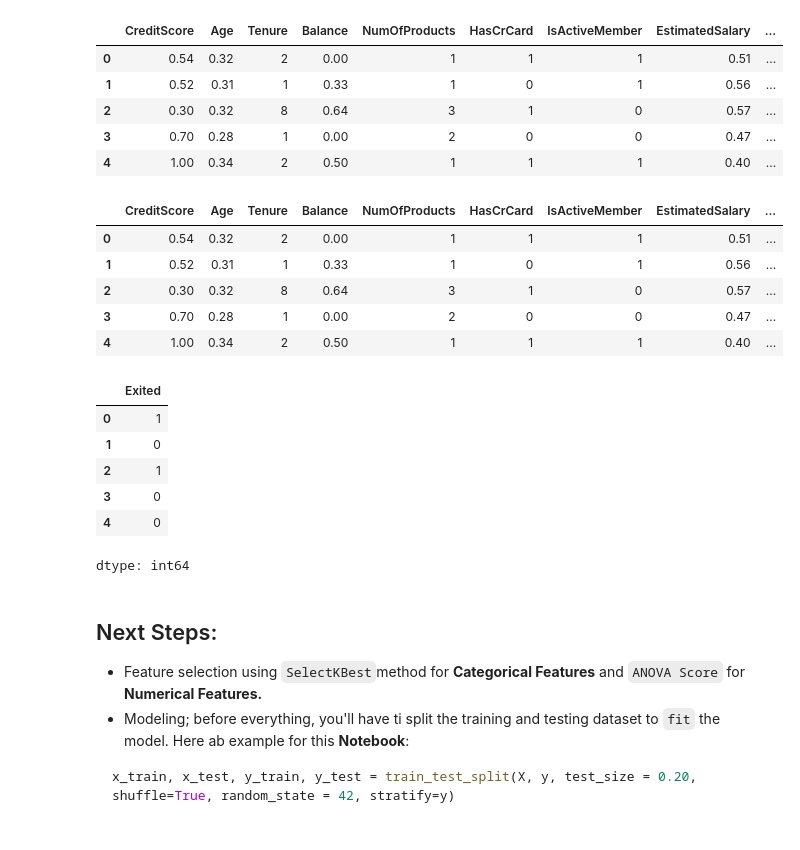
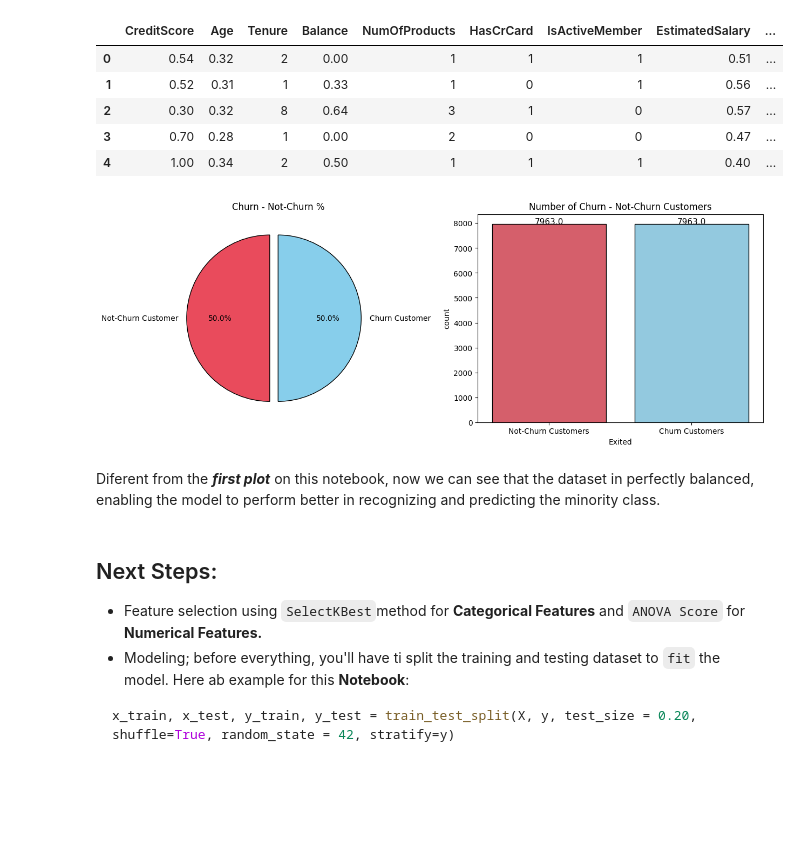
Before and after one commit to jacquesbilombe/CRM-Customers-Churn, a Jupyter notebook: ChurnScore.ipynb, the cells around one changed output. Cells and saved outputs as stored; diff of their text form; code cells hidden in the pictures; blank space fills up the shorter version.

```diff
--- a/ChurnScore.ipynb
+++ b/ChurnScore.ipynb
@@ -355,25 +360,12 @@ X = df.drop("Exited",axis=1)
 y = df["Exited"]
 
 X, y = over.fit_resample(X, y)
-# %%
-X.head()
-# %% [output]
-|  | CreditScore | Age | Tenure | Balance | NumOfProducts | HasCrCard | IsActiveMember | EstimatedSalary | ... |
-| 0 | 0.54 | 0.32 | 2 | 0.00 | 1 | 1 | 1 | 0.51 | ... |
-| 1 | 0.52 | 0.31 | 1 | 0.33 | 1 | 0 | 1 | 0.56 | ... |
-| 2 | 0.30 | 0.32 | 8 | 0.64 | 3 | 1 | 0 | 0.57 | ... |
-| 3 | 0.70 | 0.28 | 1 | 0.00 | 2 | 0 | 0 | 0.47 | ... |
-| 4 | 1.00 | 0.34 | 2 | 0.50 | 1 | 1 | 1 | 0.40 | ... |
-# %%
-y.head()
-# %% [output]
-|  | Exited |
-| 0 | 1 |
-| 1 | 0 |
-| 2 | 1 |
-| 3 | 0 |
-| 4 | 0 |
-dtype: int64
+# %%
+churn_plot(y.to_frame())
+# %% [output]
+[figure, added]
+# %% [markdown]
+Diferent from the ***first plot*** on this notebook, now we can see that the dataset in perfectly balanced, enabling the model to perform better in recognizing and predicting the minority class.
 # %% [markdown]
 ## Next Steps:
 
```
Also changed, not shown: parts of 7 cells of this notebook.
